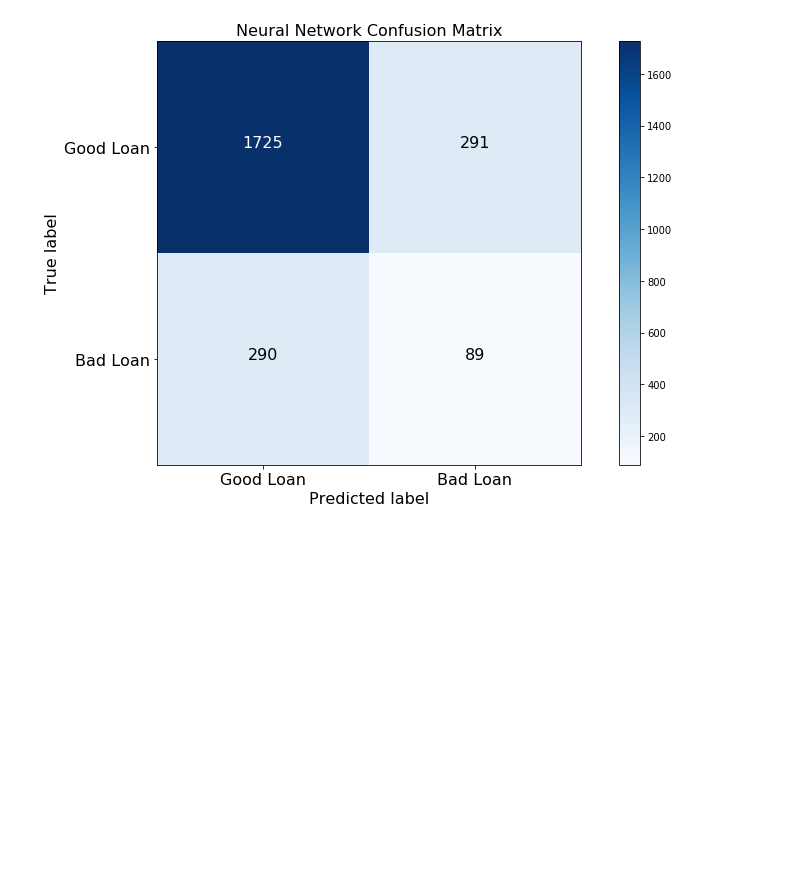
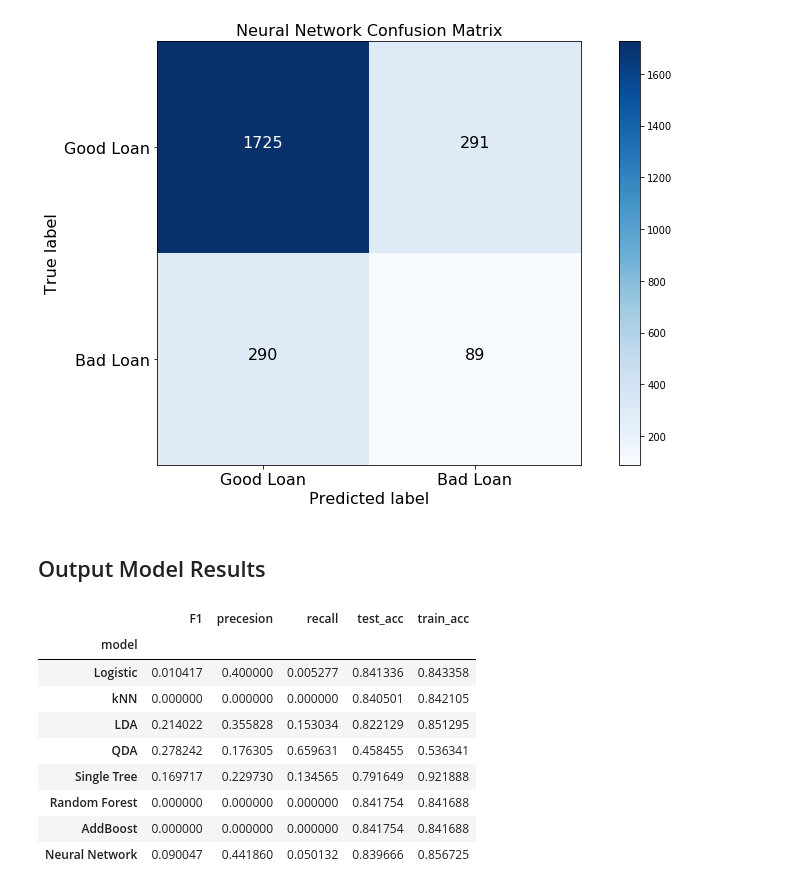
Before and after one commit to hz336/CS109A_LendingClub, a Jupyter notebook: notebooks/LC_Models.ipynb, the cells around one changed output. Drawn from its saved outputs; the diff is of its cells as text; code cells hidden in the pictures; blank space fills up the shorter version.

Commit message:
models

```diff
--- a/notebooks/LC_Models.ipynb
+++ b/notebooks/LC_Models.ipynb
@@ -1361,3 +1361,29 @@ plot_confusion_matrix(cnf_matrix, classes=["Good Loan", "Bad Loan"], normalize=F
 plt.show()
 # %% [output]
 [figure]
+# %% [markdown]
+## Output Model Results
+# %%
+# Output results
+results = pd.DataFrame([logit_results,
+                        knn_results,
+                        lda_results,
+                        qda_results,
+                        tree_results,
+                        rf_results,
+                        ab_results,
+                        nn_results])
+results.set_index('model', inplace=True)
+display(results)
+results.to_csv("data/results.csv", index=True)
+# %% [output]
+|  | F1 | precesion | recall | test_acc | train_acc |
+| model |  |  |  |  |  |
+| Logistic | 0.010417 | 0.400000 | 0.005277 | 0.841336 | 0.843358 |
+| kNN | 0.000000 | 0.000000 | 0.000000 | 0.840501 | 0.842105 |
+| LDA | 0.214022 | 0.355828 | 0.153034 | 0.822129 | 0.851295 |
+| QDA | 0.278242 | 0.176305 | 0.659631 | 0.458455 | 0.536341 |
+| Single Tree | 0.169717 | 0.229730 | 0.134565 | 0.791649 | 0.921888 |
+| Random Forest | 0.000000 | 0.000000 | 0.000000 | 0.841754 | 0.841688 |
+| AddBoost | 0.000000 | 0.000000 | 0.000000 | 0.841754 | 0.841688 |
+| Neural Network | 0.090047 | 0.441860 | 0.050132 | 0.839666 | 0.856725 |
```
Also changed, not shown: parts of 1 cell of this notebook, 1 other file.
